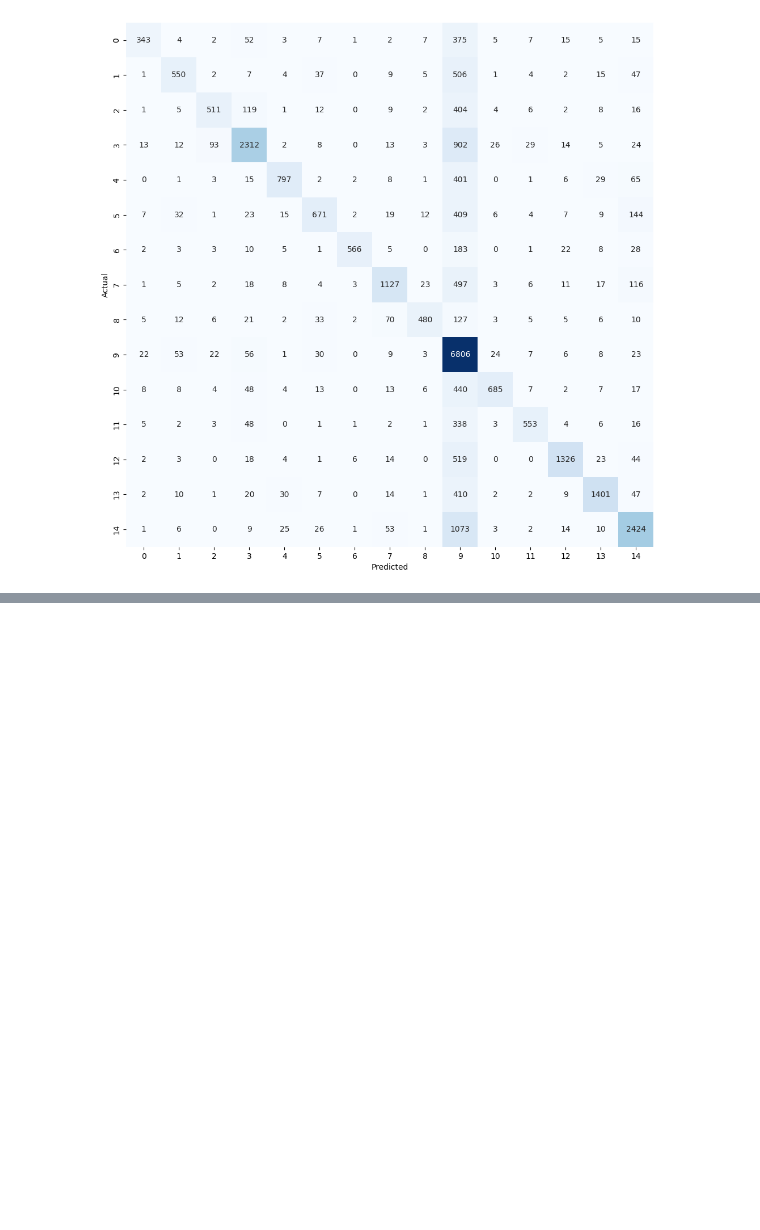
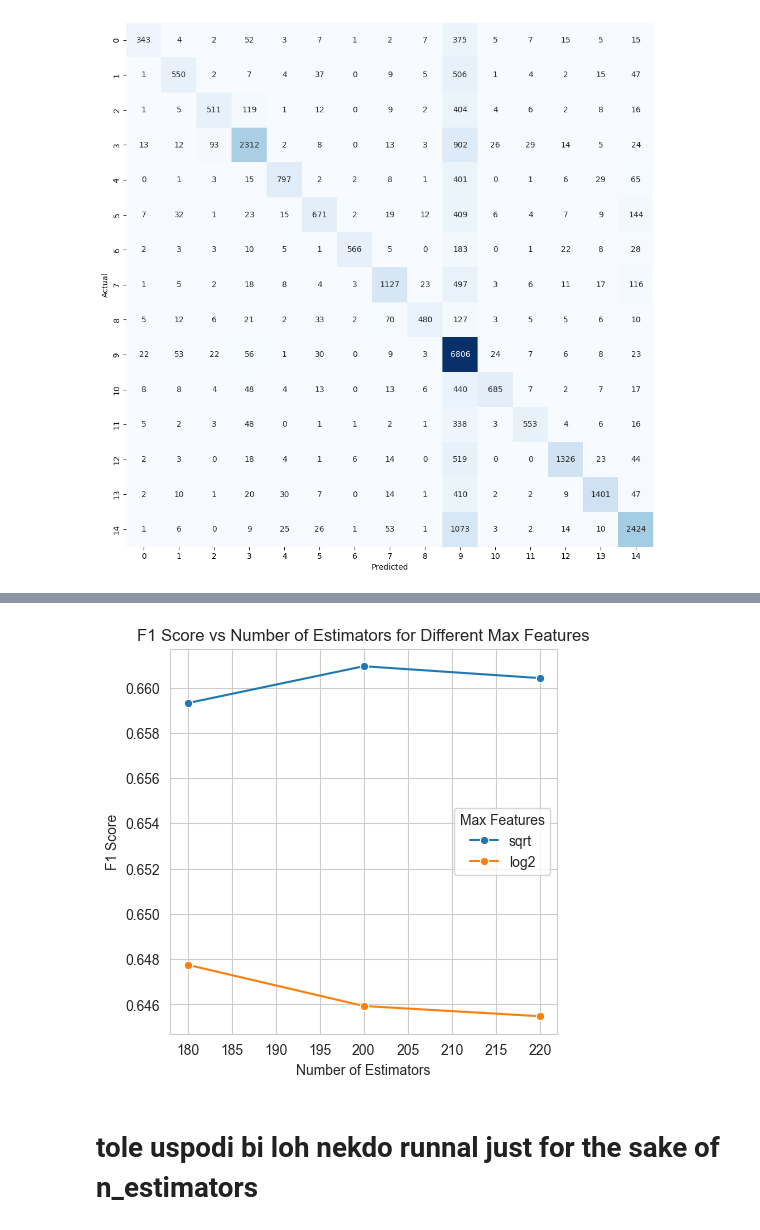
Before and after one commit to anapoklukar/text-classification-assignment, a Jupyter notebook: assignment2.ipynb, the cells around one changed output, grey strips where cells are left out. Drawn from its saved outputs; the diff is of its cells as text; code cells hidden in the pictures; blank space fills up the shorter version.

```diff
--- a/assignment2.ipynb
+++ b/assignment2.ipynb
@@ -230,6 +234,7 @@ df
 148122 rows × 6 columns
 # %%
 original = pd.read_csv('processed_data.csv')
+df = pd.read_csv('postprocessed_data.csv')
 #compare the first 5 rows of the original and preprocessed data, each column side by side
 pd.concat([original, df], axis=1).head()
 # %% [output]
@@ -304,16 +306,3 @@ plt.show()
 # %% [output]
 Logistic Regression Accuracy: 0.6937383966244726
 [figure]
-# %%
-#Hyperparameter tuning for logistic regression model
-# Define hyperparameters to tune
-param_grid = {
-    'C': [0.01, 0.1, 1, 10, 100],  # Regularization parameter
-    'penalty': ['l1', 'l2'],       # Regularization type
-    'solver': ['liblinear', 'saga'] # Solver
-}
-
-grid_search = GridSearchCV(estimator=logistic_model, param_grid=param_grid, cv=5, n_jobs=-1, verbose=1, scoring='accuracy')
-grid_search.fit(X_train_vec, y_train)
-print("Best parameters:", grid_search.best_params_)
-print("Best score:", grid_search.best_score_)
@@ -355,0 +436,19 @@ KeyboardInterrupt:
+# %%
+
+
+# Ensure max_features is of a categorical type if it isn't numeric
+rf_results_df['max_features'] = rf_results_df['max_features'].astype(str)
+
+# Creating a line plot
+plt.figure(figsize=(5, 5))
+sns.lineplot(x='n_estimators', y='f1_score', hue='max_features', data=rf_results_df, marker='o')
+
+plt.title('F1 Score vs Number of Estimators for Different Max Features')
+plt.xlabel('Number of Estimators')
+plt.ylabel('F1 Score')
+plt.legend(title='Max Features')
+plt.show()
+# %% [output]
+[figure, added]
+# %% [markdown]
+# tole uspodi bi loh nekdo runnal just for the sake of n_estimators
```
Also changed, not shown: parts of 33 cells of this notebook, 2 other files.
